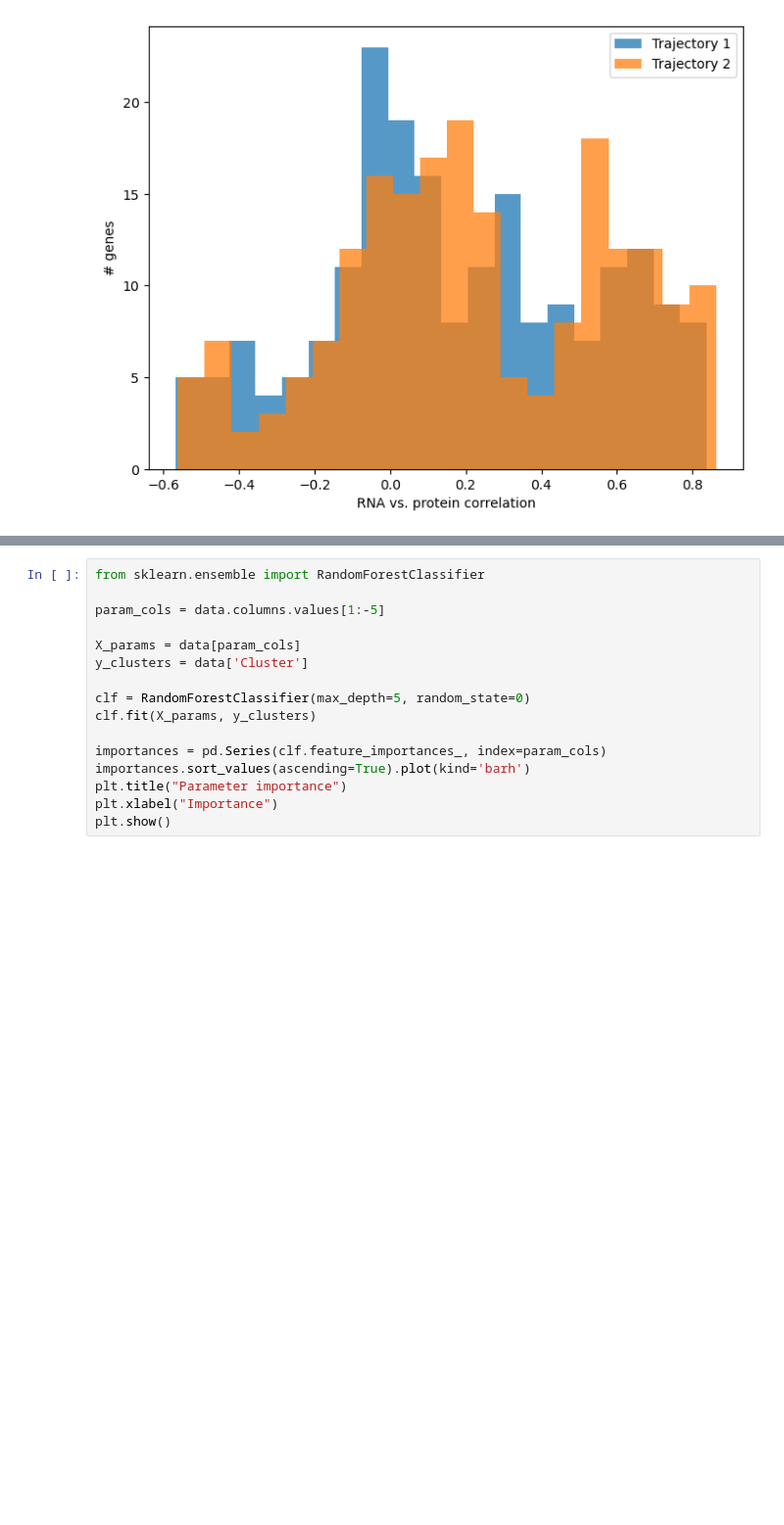
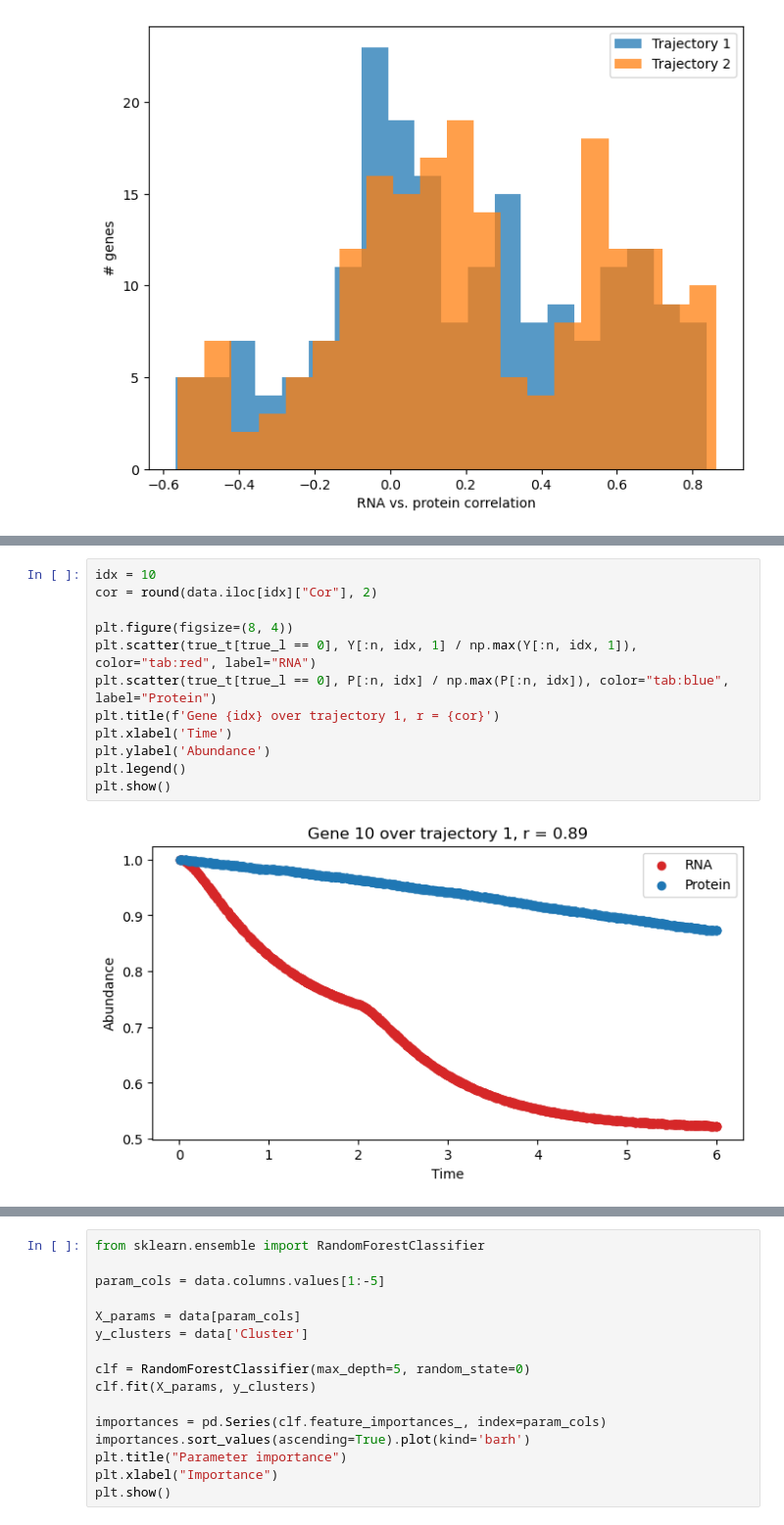
Before and after one commit to reliscu/chronocell_simulations, a Jupyter notebook: simulate_data.ipynb, the cells around one changed output, grey strips where cells are left out. Shown at 98% size. Saved outputs shown, nothing was run; the diff lists cells and outputs as text; blank space fills up the shorter version.

Commit message:
refining plots/anlayses

```diff
--- a/simulate_data.ipynb
+++ b/simulate_data.ipynb
@@ -310,0 +291,14 @@ Cluster
+# %%
+idx = 10
+cor = round(data.iloc[idx]["Cor"], 2)
+
+plt.figure(figsize=(8, 4))
+plt.scatter(true_t[true_l == 0], Y[:n, idx, 1] / np.max(Y[:n, idx, 1]), color="tab:red", label="RNA")
+plt.scatter(true_t[true_l == 0], P[:n, idx] / np.max(P[:n, idx]), color="tab:blue", label="Protein")
+plt.title(f'Gene {idx} over trajectory 1, r = {cor}')
+plt.xlabel('Time')
+plt.ylabel('Abundance')
+plt.legend()
+plt.show()
+# %% [output]
+[figure, added]
```
Also changed, not shown: parts of 3 cells of this notebook.
